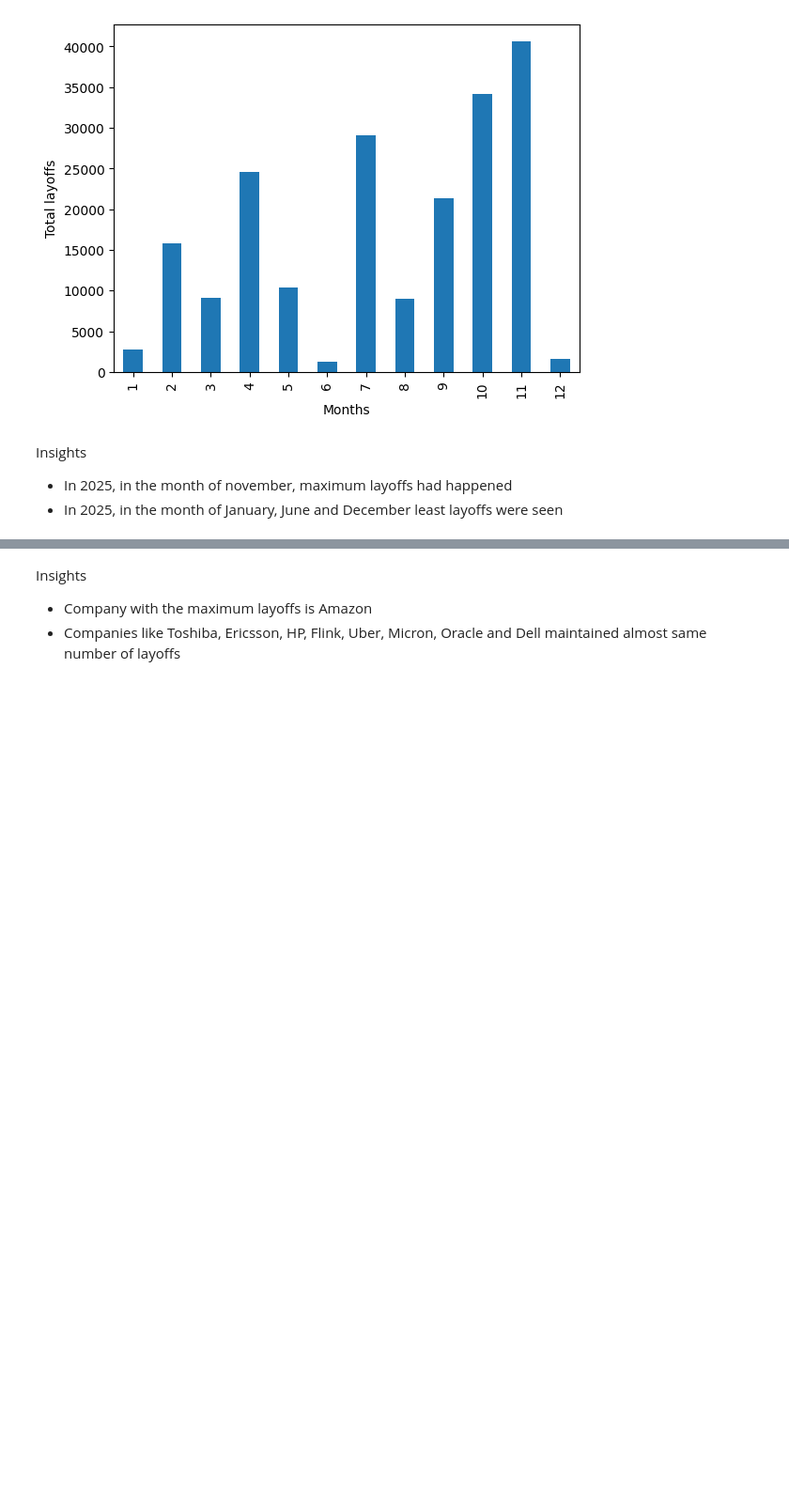
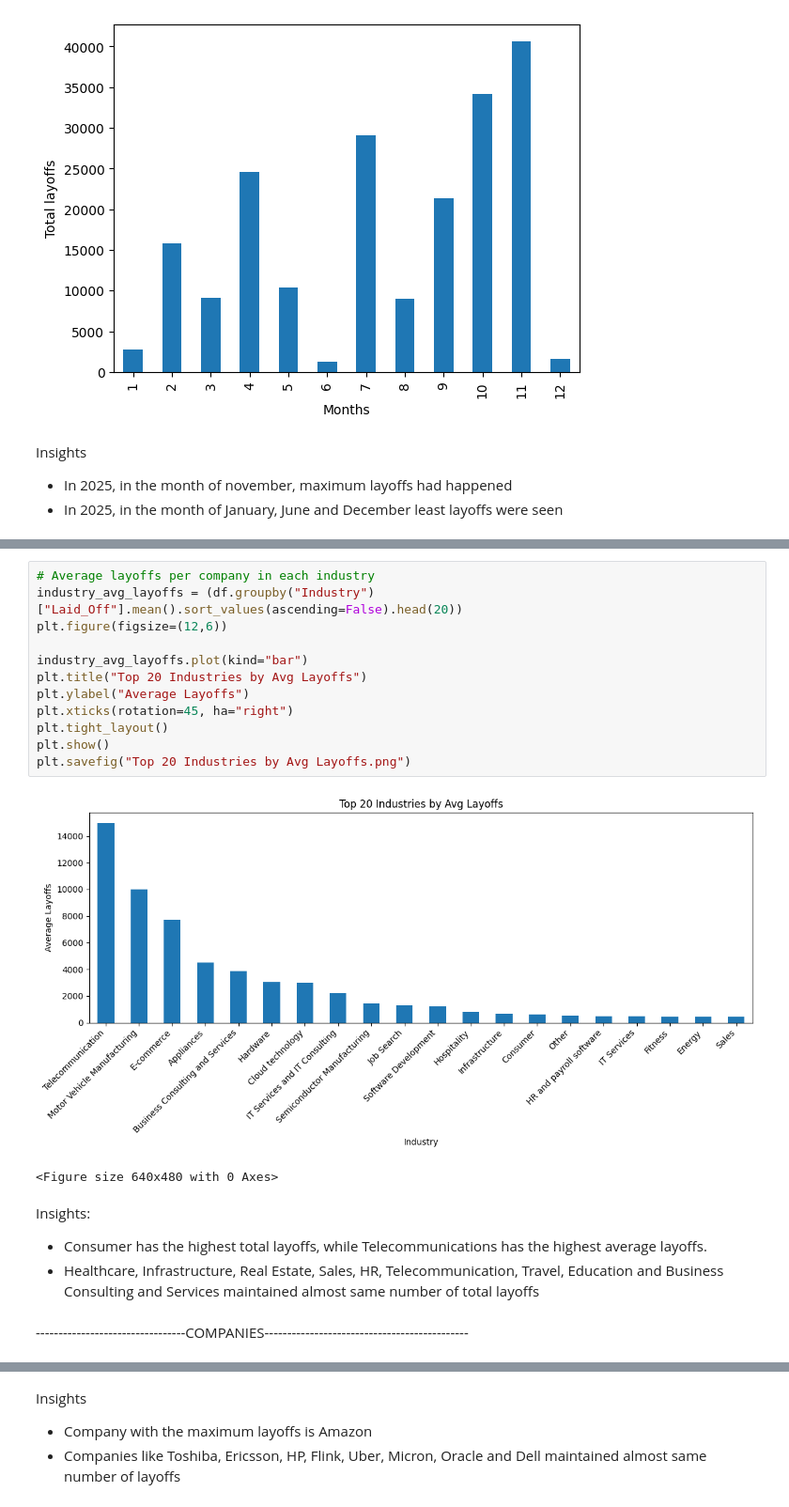
Before and after one commit to Ridima28/Global-Tech-Layoff-Analysis, a Jupyter notebook: layoff-eda.ipynb, the cells around one changed output, grey strips where cells are left out. Shown at 94% size. Saved outputs shown, nothing was run; the diff lists cells and outputs as text; blank space fills up the shorter version.

```diff
--- a/layoff-eda.ipynb
+++ b/layoff-eda.ipynb
@@ -286,2 +301,23 @@ Insights:
+# %%
+# Average layoffs per company in each industry
+industry_avg_layoffs = (df.groupby("Industry")["Laid_Off"].mean().sort_values(ascending=False).head(20))
+plt.figure(figsize=(12,6))
+
+industry_avg_layoffs.plot(kind="bar")
+plt.title("Top 20 Industries by Avg Layoffs")
+plt.ylabel("Average Layoffs")
+plt.xticks(rotation=45, ha="right")
+plt.tight_layout()
+plt.show()
+plt.savefig("Top 20 Industries by Avg Layoffs.png")
+# %% [output]
+[figure, added]
+<Figure size 640x480 with 0 Axes>
+# %% [markdown]
+Insights:
+   - Consumer has the highest total layoffs, while Telecommunications has the highest average layoffs.
+   - Healthcare, Infrastructure, Real Estate, Sales, HR, Telecommunication, Travel, Education and Business Consulting and Services maintained almost same number of total layoffs
+# %% [markdown]
+---------------------------------COMPANIES---------------------------------------------
 # %%
 company = (df.groupby('Company')['Laid_Off'].sum().sort_values(ascending=False)).head(20)
```
Also changed, not shown: parts of 10 cells of this notebook, 4 other files.
